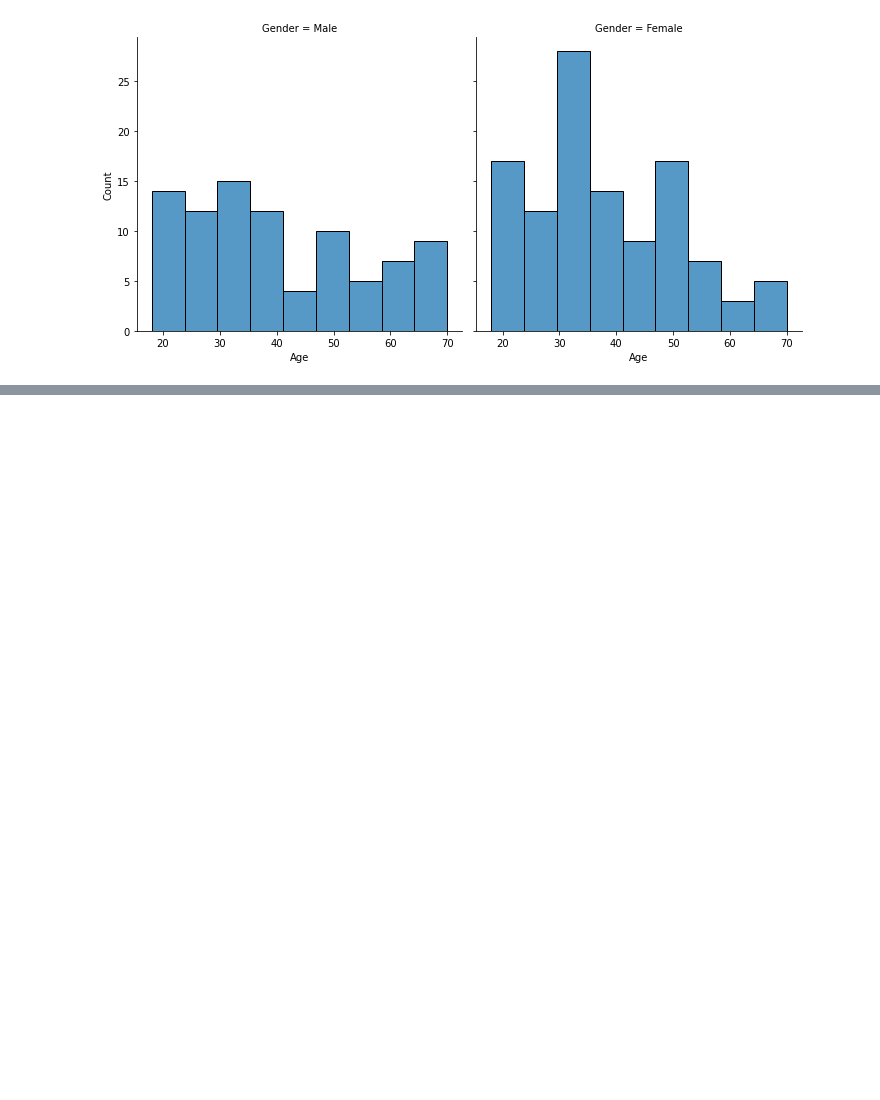
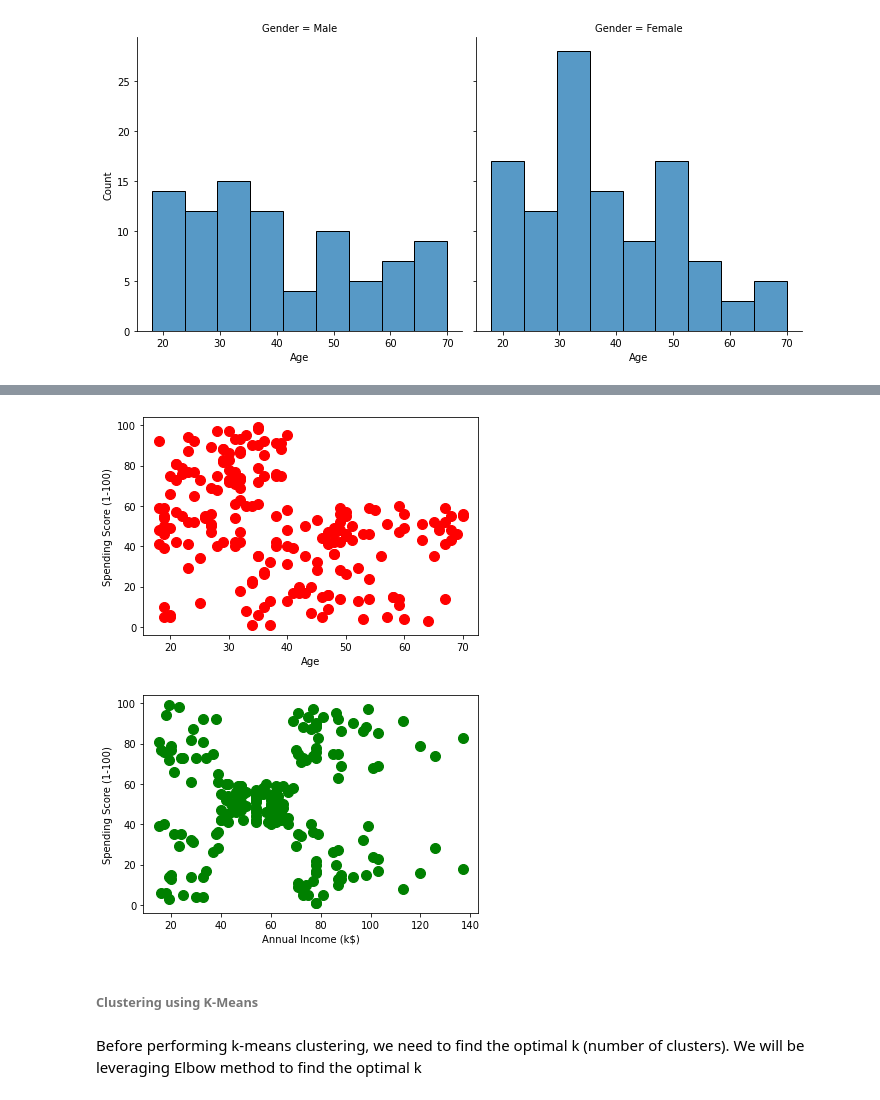
Before and after one commit to indianspidy/notebooks, a Jupyter notebook: CustomerSegmentationAnalytics.ipynb, the cells around one changed output, grey strips where cells are left out. Cells and saved outputs as stored; diff of their text form; code cells hidden in the pictures; blank space fills up the shorter version.

Commit message:
Added clustering algorithm

```diff
--- a/CustomerSegmentationAnalytics.ipynb
+++ b/CustomerSegmentationAnalytics.ipynb
@@ -166,0 +138,12 @@ sn.displot(data=df, x="Age", col="Gender", kind="hist", aspect=1)
+# %%
+# Scatter plot for two variables
+# plot of Age & Spending Score
+df.plot.scatter(x = 'Age', y = 'Spending Score (1-100)', s = 100, c = 'red');
+
+# plot of Annual Income & Spending Score
+df.plot.scatter(x = 'Annual Income (k$)', y = 'Spending Score (1-100)', s = 100, c = 'green');
+# %% [output]
+[figure, added]
+[figure, added]
+# %% [markdown]
+###### Clustering using K-Means
@@ -166,0 +153,2 @@ sn.displot(data=df, x="Age", col="Gender", kind="hist", aspect=1)
+# %% [markdown]
+Before performing k-means clustering, we need to find the optimal k (number of clusters). We will be leveraging Elbow method to find the optimal k
```
Also changed, not shown: parts of 27 cells of this notebook.
